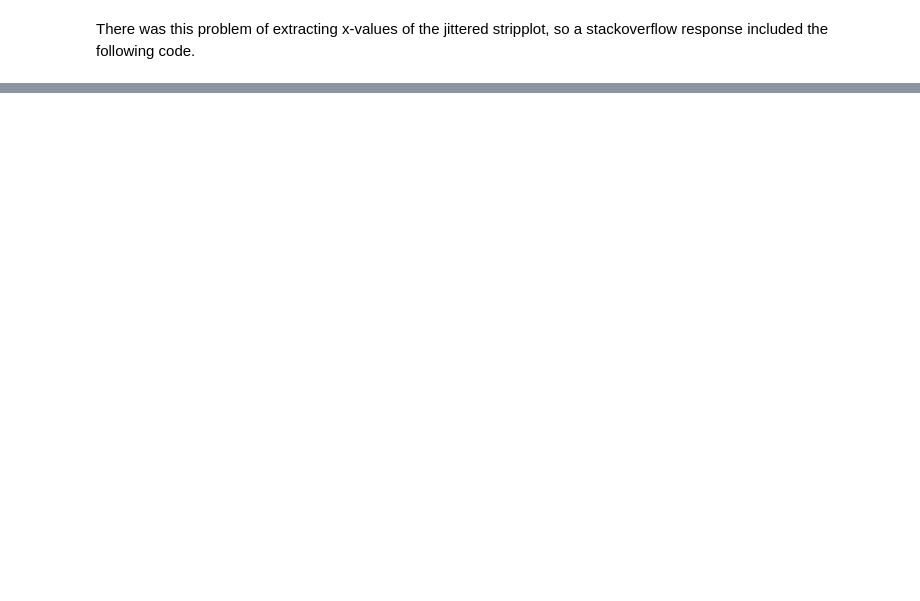
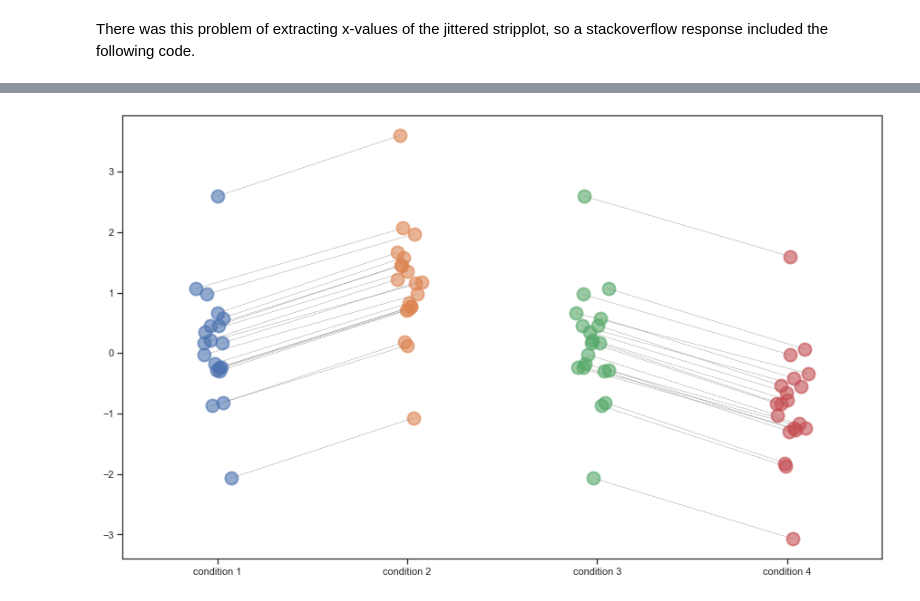
Before and after one commit to jorvlan/open-visualizations, a Jupyter notebook: Elaborate plotting in Python.ipynb, the cells around one changed output, grey strips where cells are left out. Cells and saved outputs as stored; diff of their text form; code cells hidden in the pictures; blank space fills up the shorter version.

```diff
--- a/Elaborate plotting in Python.ipynb
+++ b/Elaborate plotting in Python.ipynb
@@ -726,0 +727,37 @@ for idx in df.index:
+# %%
+N=20
+# dummy dataset
+data = np.random.normal(size=(N,))
+data
+
+#Creates the dataframe in a wide format with condition 1, condition 2, condition 3, condition 4 as columns
+df = pd.DataFrame({'condition 1': data,
+                    'condition 2': data+1,
+                    'condition 3': data,
+                    'condition 4': data-1})
+df
+
+#set the amount of jitter and create a dataframe with jittered x-axis values
+jitter = 0.05
+df_x_jitter = pd.DataFrame(np.random.normal(loc=0, scale=jitter, size=df.values.shape), columns=df.columns)
+df_x_jitter
+
+#Do an additional step to create a jittered values for the 4 columns.. i.e., jitter values around condition 1 and 2 + jitter values for condition 3 and 4.
+df_x_jitter += np.arange(len(df.columns))
+df_x_jitter
+
+#fig, ax = plt.subplots()
+fig, ax = plt.subplots(figsize=(15,9))
+#ax1 = fig.add_subplot(131)
+for col in df:
+    ax.plot(df_x_jitter[col], df[col], 'o', alpha=.60, zorder=1, ms=14, mew=2)
+
+ax.set_xticks(range(len(df.columns)))
+ax.set_xticklabels(df.columns)
+ax.set_xlim(-0.5,len(df.columns)-0.5)
+
+for idx in df.index:
+    ax.plot(df_x_jitter.loc[idx,['condition 1','condition 2']], df.loc[idx,['condition 1','condition 2']], color = 'grey', linewidth = 0.5, linestyle = '--', zorder=-1)
+    ax.plot(df_x_jitter.loc[idx,['condition 3','condition 4']], df.loc[idx,['condition 3','condition 4']], color = 'grey', linewidth = 0.5, linestyle = '--', zorder=-1)
+# %% [output]
+[figure, added]
```
Also changed, not shown: parts of 10 cells of this notebook.
